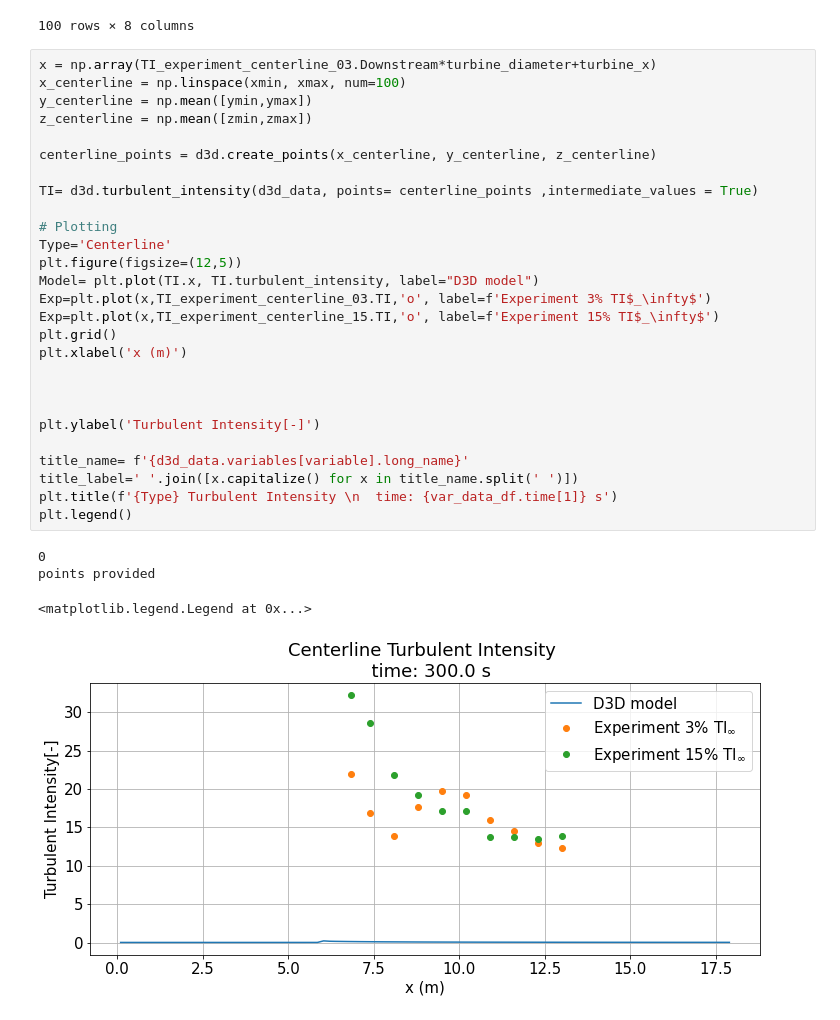
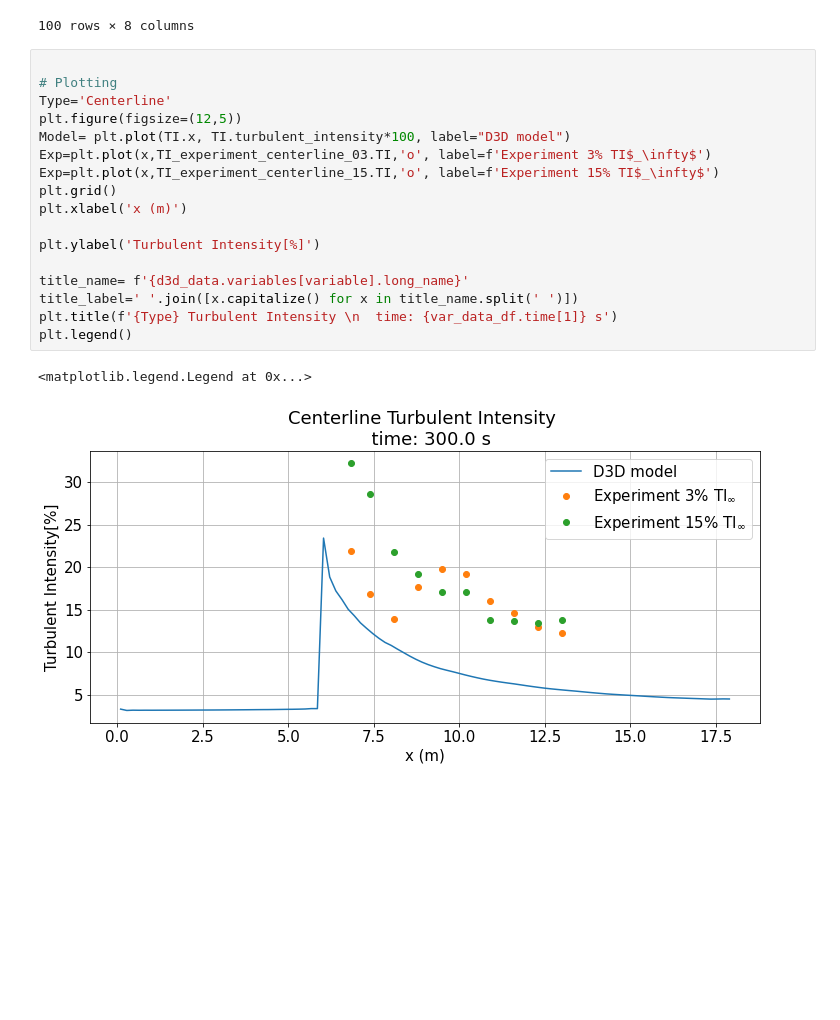
Before and after one commit to browniea/Delft3D_verify, a Jupyter notebook: Delft3d_verify.ipynb, the cells around one changed output. Cells and saved outputs as stored; diff of their text form; blank space fills up the shorter version.

```diff
--- a/Delft3d_verify.ipynb
+++ b/Delft3d_verify.ipynb
@@ -365,34 +365,22 @@ points provided
 | 99 | 0.100000 | 3.0 | 0.998674 | 0.001227 | 0.842908 | -2.170921e-11 | 0.133889 | 0.033507 |
 100 rows × 8 columns
 # %%
-x = np.array(TI_experiment_centerline_03.Downstream*turbine_diameter+turbine_x)
-x_centerline = np.linspace(xmin, xmax, num=100)
-y_centerline = np.mean([ymin,ymax])
-z_centerline = np.mean([zmin,zmax])
-
-centerline_points = d3d.create_points(x_centerline, y_centerline, z_centerline)
-
-TI= d3d.turbulent_intensity(d3d_data, points= centerline_points ,intermediate_values = True)
 
 # Plotting
 Type='Centerline'
 plt.figure(figsize=(12,5))
-Model= plt.plot(TI.x, TI.turbulent_intensity, label="D3D model")
+Model= plt.plot(TI.x, TI.turbulent_intensity*100, label="D3D model")
 Exp=plt.plot(x,TI_experiment_centerline_03.TI,'o', label=f'Experiment 3% TI$_\infty$')
 Exp=plt.plot(x,TI_experiment_centerline_15.TI,'o', label=f'Experiment 15% TI$_\infty$')
 plt.grid()
 plt.xlabel('x (m)')
 
-
-
-plt.ylabel('Turbulent Intensity[-]')
+plt.ylabel('Turbulent Intensity[%]')
 
 title_name= f'{d3d_data.variables[variable].long_name}'
 title_label=' '.join([x.capitalize() for x in title_name.split(' ')])
 plt.title(f'{Type} Turbulent Intensity \n  time: {var_data_df.time[1]} s')
 plt.legend()
 # %% [output]
-0
-points provided
+<matplotlib.legend.Legend at 0x...>
-<matplotlib.legend.Legend at 0x...>
-[figure, old version]
+[figure, new version]
```
Also changed, not shown: parts of 3 cells of this notebook.
